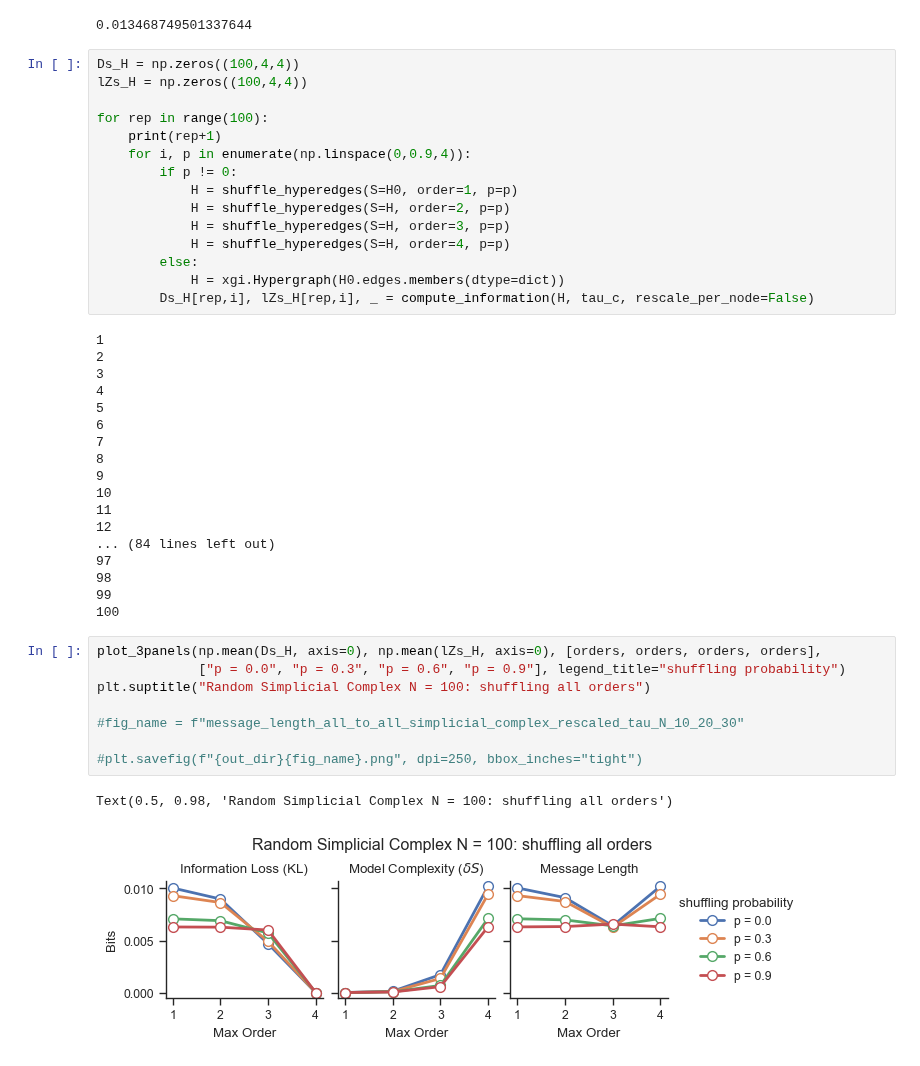
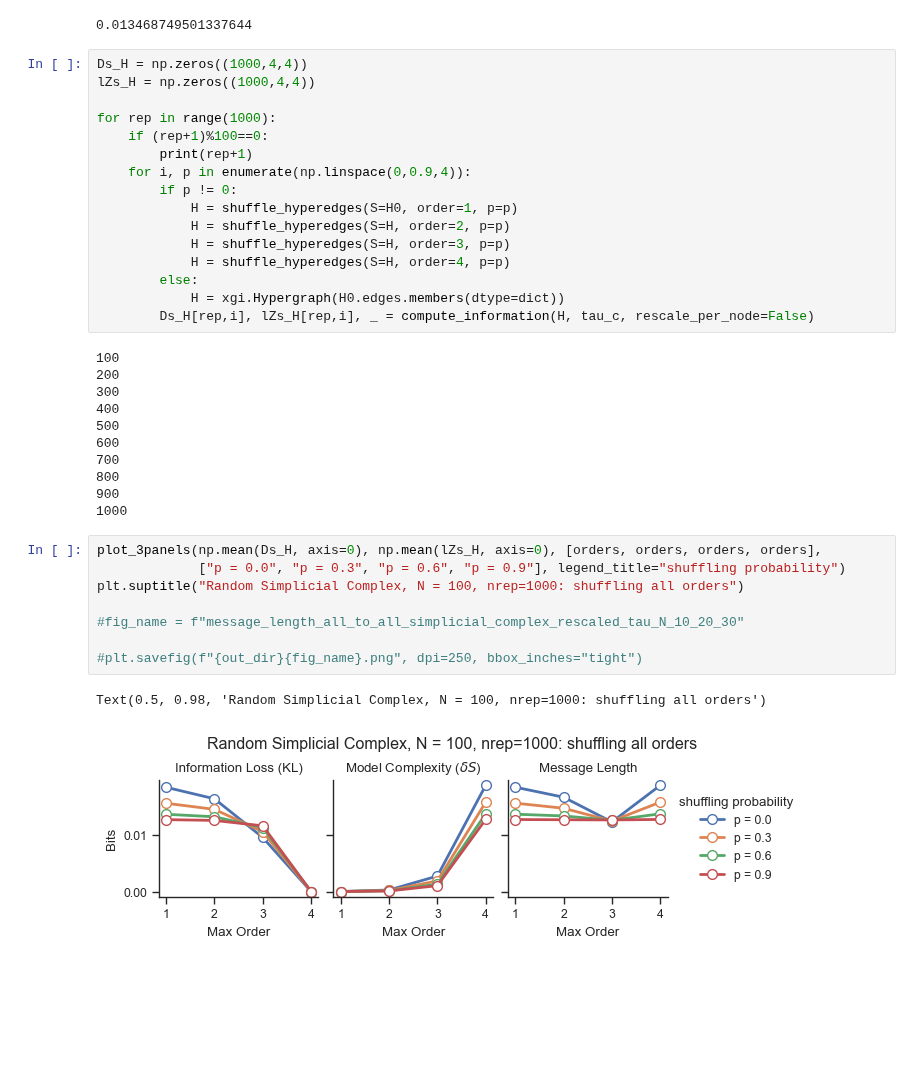
Before and after one commit to maximelucas/hypergraph_reducibility, a Jupyter notebook: notebooks/test_random_simplicial_complex_luca.ipynb, the cells around one changed output. Cells and saved outputs as stored; diff of their text form; blank space fills up the shorter version.

Commit message:
Add figure random simplicial complex

```diff
--- a/notebooks/test_random_simplicial_complex_luca.ipynb
+++ b/notebooks/test_random_simplicial_complex_luca.ipynb
@@ -74,11 +74,12 @@ tau_c
 # %% [output]
 0.013468749501337644
 # %%
-Ds_H = np.zeros((100,4,4))
-lZs_H = np.zeros((100,4,4))
+Ds_H = np.zeros((1000,4,4))
+lZs_H = np.zeros((1000,4,4))
 
-for rep in range(100):
-    print(rep+1)
+for rep in range(1000):
+    if (rep+1)%100==0:
+        print(rep+1)
     for i, p in enumerate(np.linspace(0,0.9,4)):
         if p != 0:
             H = shuffle_hyperedges(S=H0, order=1, p=p)
@@ -89,31 +90,24 @@ for rep in range(100):
             H = xgi.Hypergraph(H0.edges.members(dtype=dict))
         Ds_H[rep,i], lZs_H[rep,i], _ = compute_information(H, tau_c, rescale_per_node=False)
 # %% [output]
-1
-2
-3
-4
-5
-6
-7
-8
-9
-10
-11
-12
-... (84 lines left out)
-97
-98
-99
 100
+200
+300
+400
+500
+600
+700
+800
+900
+1000
 # %%
 plot_3panels(np.mean(Ds_H, axis=0), np.mean(lZs_H, axis=0), [orders, orders, orders, orders],
              ["p = 0.0", "p = 0.3", "p = 0.6", "p = 0.9"], legend_title="shuffling probability")
-plt.suptitle("Random Simplicial Complex N = 100: shuffling all orders")
+plt.suptitle("Random Simplicial Complex, N = 100, nrep=1000: shuffling all orders")
 
 #fig_name = f"message_length_all_to_all_simplicial_complex_rescaled_tau_N_10_20_30"
 
 #plt.savefig(f"{out_dir}{fig_name}.png", dpi=250, bbox_inches="tight")
 # %% [output]
-Text(0.5, 0.98, 'Random Simplicial Complex N = 100: shuffling all orders')
+Text(0.5, 0.98, 'Random Simplicial Complex, N = 100, nrep=1000: shuffling all orders')
-[figure, old version]
+[figure, new version]
```
Also changed, not shown: 1 other file.
